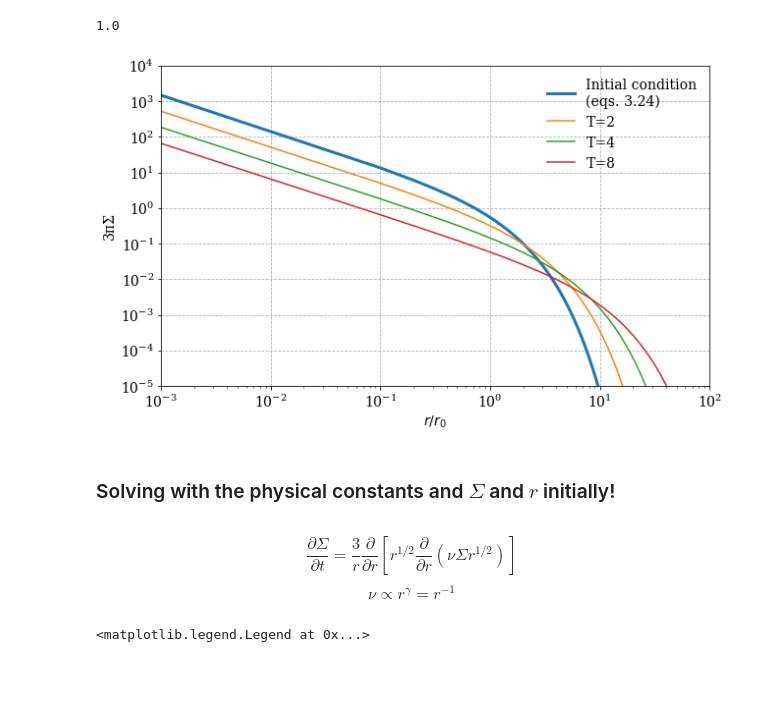
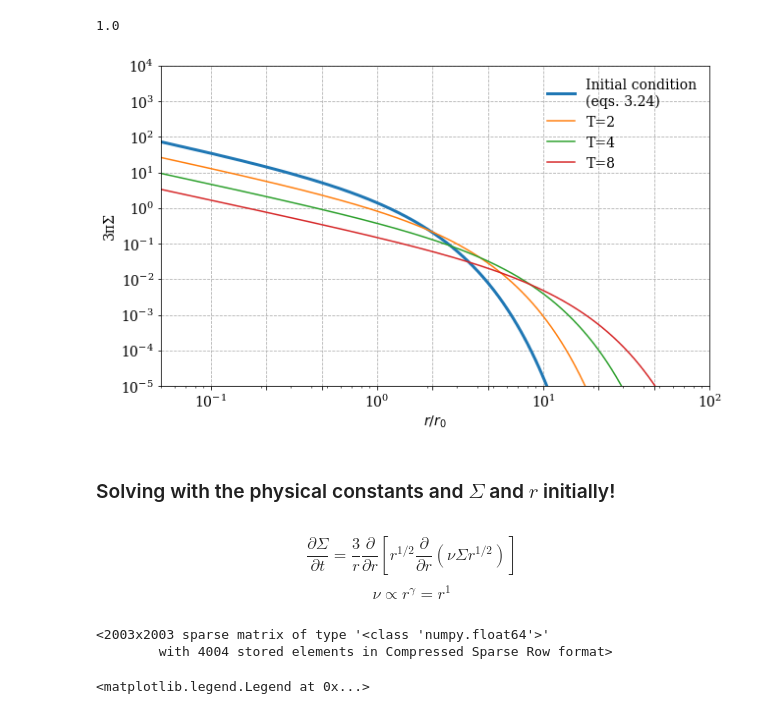
Before and after one commit to agent031/bachelor_code, a Jupyter notebook: Simple_solutions/viscosity_power_law.ipynb, the cells around one changed output. Drawn from its saved outputs; the diff is of its cells as text; code cells hidden in the pictures; blank space fills up the shorter version.

```diff
--- a/Simple_solutions/viscosity_power_law.ipynb
+++ b/Simple_solutions/viscosity_power_law.ipynb
@@ -17,9 +19,10 @@ font = {'family' : 'serif',
         'size'   : 14}
 mpl.rc('font', **font)
 # %%
-N = 1001
-x_i = 0.001
+N = 2001
+x_i = 0.05
 x_f = 100
 x = np.linspace(x_i, x_f, N)
 Δx = x[1] - x[0]
 ΔT = 1
+Δx
@@ -57,19 +57,19 @@ quad(lambda r: Σ(r, 1), x_i, x_f)[0]
 # %% [output]
 1.0
 # %%
-times = [2, 4, 8]
+times = [1, 2, 4, 8]
 fig, axs = plt.subplots(figsize=(10,6))
 plt.grid(ls='--')
 
 axs.loglog(x, 3 * np.pi * Σ_initial_norm(x), label='Initial condition\n(eqs. 3.24)', lw=3)
 
-for T in times:
+for T in times[1:]:
     axs.loglog(x, 3 * np.pi * Σ(x, T), label=f'T={T}')
 plt.legend(frameon = False)
 
-axs.set(xlabel='$r/r_0$', ylabel='3πΣ', ylim = (1e-5, 1e4), xlim = (x_i, x_f), yticks = np.logspace(-5, 4, 10), xticks = np.logspace(-3, 2, 6));
+axs.set(xlabel='$r/r_0$', ylabel='3πΣ', ylim = (1e-5, 1e4), xlim = (x_i, x_f), yticks = np.logspace(-5, 4, 10), xticks = np.logspace(-1, 2, 10));
 # %% [output]
-[figure, old version]
+[figure, new version]
 # %% [markdown]
 ### Solving with the physical constants and $\Sigma$ and $r$ initially!
 # %% [markdown]
@@ -77,4 +77,4 @@ $$\frac{\partial\Sigma}{\partial t}
 = \frac{3}{r} \frac{\partial}{\partial r}
 \left[r^{1/2} \frac{\partial}{\partial r}(\nu\Sigma r^{1/2})\right]
 $$
-$$\nu \propto r^γ=r^{-1}$$
+$$\nu \propto r^γ=r^{1}$$
@@ -83 +81,14 @@ initial_state = Σ_initial(x)
+# %%
+initial_state = Σ_initial_norm(x)
+
+A = A_matrix_regular(N + 2, 3, 1) / Δx
+A[0] = 0
+A[0, 0] = 1
+A[-1] = 0
+A[-1, -1] = 1
+sA = csr_matrix(A)
+sA
+# %% [output]
+<2003x2003 sparse matrix of type '<class 'numpy.float64'>'
+        with 4004 stored elements in Compressed Sparse Row format>
 # %%
```
Also changed, not shown: parts of 11 cells of this notebook, 6 other files.
